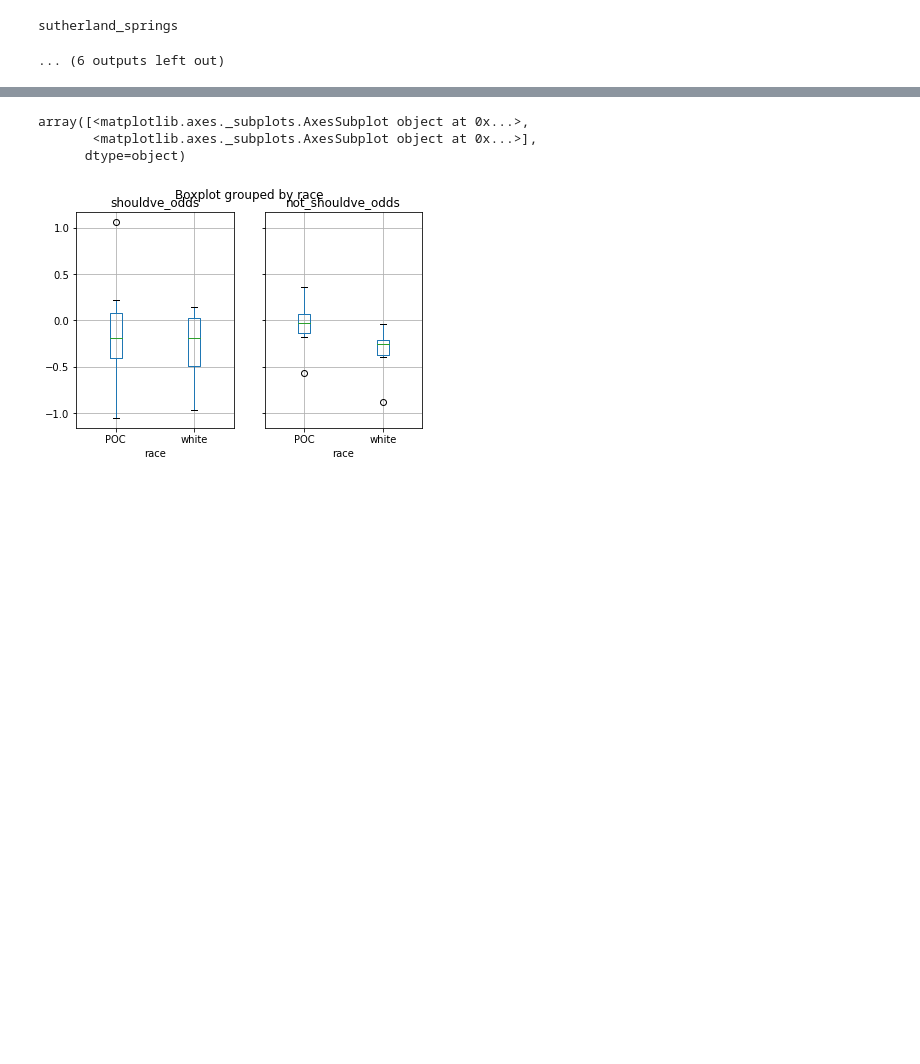
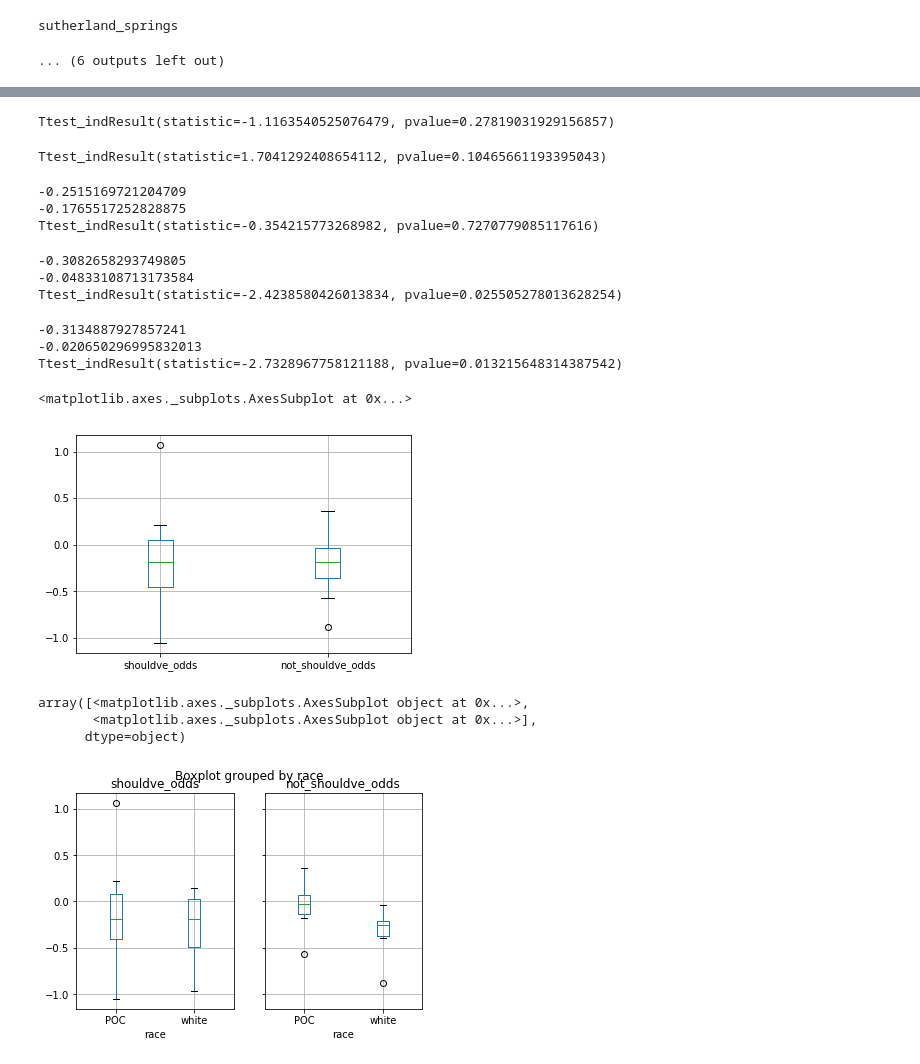
Before and after one commit to ddemszky/framing-twitter, a Jupyter notebook: 4_word_partisanship/modals.ipynb, the cells around one changed output, grey strips where cells are left out. Cells and saved outputs as stored; diff of their text form; code cells hidden in the pictures; blank space fills up the shorter version.

```diff
--- a/4_word_partisanship/modals.ipynb
+++ b/4_word_partisanship/modals.ipynb
@@ -85,3 +85,9 @@ NEED TO
 Ttest_1sampResult(statistic=-3.033095955178946, pvalue=0.0065672893980417086)
 SHOULD
 Ttest_1sampResult(statistic=-3.0886248018459046, pvalue=0.005792319868196137)
+# %%
+for i, g in df.groupby('modal'):
+    print(i)
+    print(np.mean(np.array(g[g['race']=='white'].log_odds)))
+    print(np.mean(np.array(g[g['race']=='POC'].log_odds)))
+    print(ttest_ind(np.array(g[g['race']=='white'].log_odds), np.array(g[g['race']=='POC'].log_odds)))
@@ -222,6 +245,7 @@ df
 shouldve_odds = []
 not_shouldve_odds = []
 prop_shouldve = []
+should_odds = []
 race = []
 
 
@@ -233,10 +257,12 @@ for event in events:
     # get partisan tweets
     data = data[~data['dem_follows'].isnull() & ~data['rep_follows'].isnull() & (data['dem_follows'] != data['rep_follows'])]
     dem, rep = split_party(data)
-    search = r"\bshould['’]ve\b|\bshould( not)? have\b|\bshouldn['’]t have\b"
+    search_shouldve = r"\bshould['’]ve\b|\bshould( not)? have\b|\bshouldn['’]t have\b"
     search_not_shouldve = r"\bshouldn['’]t(?! have)\b|\bshould\b[^'’](?!have)"
-    shouldve_odds.append(np.log(get_odds(rep, search) / get_odds(dem, search)))
+    search_all_should = r"\bshould[n'’]?\w*\b"
+    shouldve_odds.append(np.log(get_odds(rep, search_shouldve) / get_odds(dem, search_shouldve)))
     not_shouldve_odds.append(np.log(get_odds(rep, search_not_shouldve) / get_odds(dem, search_not_shouldve)))
+    should_odds.append(np.log(get_odds(rep, search_all_should) / get_odds(dem, search_all_should)))
     prop = data['text'].str.contains(search, case=False).sum() / data['text'].str.contains(r"\bshould[n'’]?\w*\b", case=False).sum()
     prop_shouldve.append(prop)
     race.append(shooter_race[event])
@@ -260,2 +306,2 @@ sutherland_springs
 # %%
-df = pd.DataFrame.from_dict({'shouldve_prop':prop_shouldve, 'shouldve_odds':shouldve_odds, 'not_shouldve_odds':not_shouldve_odds, 'race':race})
+df = pd.DataFrame.from_dict({'shouldve_prop':prop_shouldve, 'should_odds':should_odds, 'shouldve_odds':shouldve_odds, 'not_shouldve_odds':not_shouldve_odds, 'race':race})
@@ -262,3 +328,40 @@ df = pd.DataFrame.from_dict({'shouldve_prop':prop_shouldve, 'shouldve_odds':shou
+# %%
+ttest_ind(shouldve_odds[:9], shouldve_odds[9:])
+# %% [output]
+Ttest_indResult(statistic=-1.1163540525076479, pvalue=0.27819031929156857)
+# %%
+ttest_ind(should_odds[:9], should_odds[9:])
+# %% [output]
+Ttest_indResult(statistic=1.7041292408654112, pvalue=0.10465661193395043)
+# %%
+print(np.mean(np.array(df[df['race']=='white'].shouldve_odds)))
+print(np.mean(np.array(df[df['race']=='POC'].shouldve_odds)))
+print(ttest_ind(np.array(df[df['race']=='white'].shouldve_odds), np.array(df[df['race']=='POC'].shouldve_odds)))
+# %% [output]
+-0.2515169721204709
+-0.1765517252828875
+Ttest_indResult(statistic=-0.354215773268982, pvalue=0.7270779085117616)
+# %%
+print(np.mean(np.array(df[df['race']=='white'].should_odds)))
+print(np.mean(np.array(df[df['race']=='POC'].should_odds)))
+print(ttest_ind(np.array(df[df['race']=='white'].should_odds), np.array(df[df['race']=='POC'].should_odds)))
+# %% [output]
+-0.3082658293749805
+-0.04833108713173584
+Ttest_indResult(statistic=-2.4238580426013834, pvalue=0.025505278013628254)
+# %%
+print(np.mean(np.array(df[df['race']=='white'].not_shouldve_odds)))
+print(np.mean(np.array(df[df['race']=='POC'].not_shouldve_odds)))
+print(ttest_ind(np.array(df[df['race']=='white'].not_shouldve_odds), np.array(df[df['race']=='POC'].not_shouldve_odds)))
+# %% [output]
+-0.3134887927857241
+-0.020650296995832013
+Ttest_indResult(statistic=-2.7328967758121188, pvalue=0.013215648314387542)
+# %%
+df.boxplot(column=['shouldve_odds', 'not_shouldve_odds'])
+# %% [output]
+<matplotlib.axes._subplots.AxesSubplot at 0x...>
+[figure, added]
 # %%
 df.boxplot(column=['shouldve_odds', 'not_shouldve_odds'], by='race')
 # %% [output]
```
Also changed, not shown: parts of 9 cells of this notebook, 24 other files.
